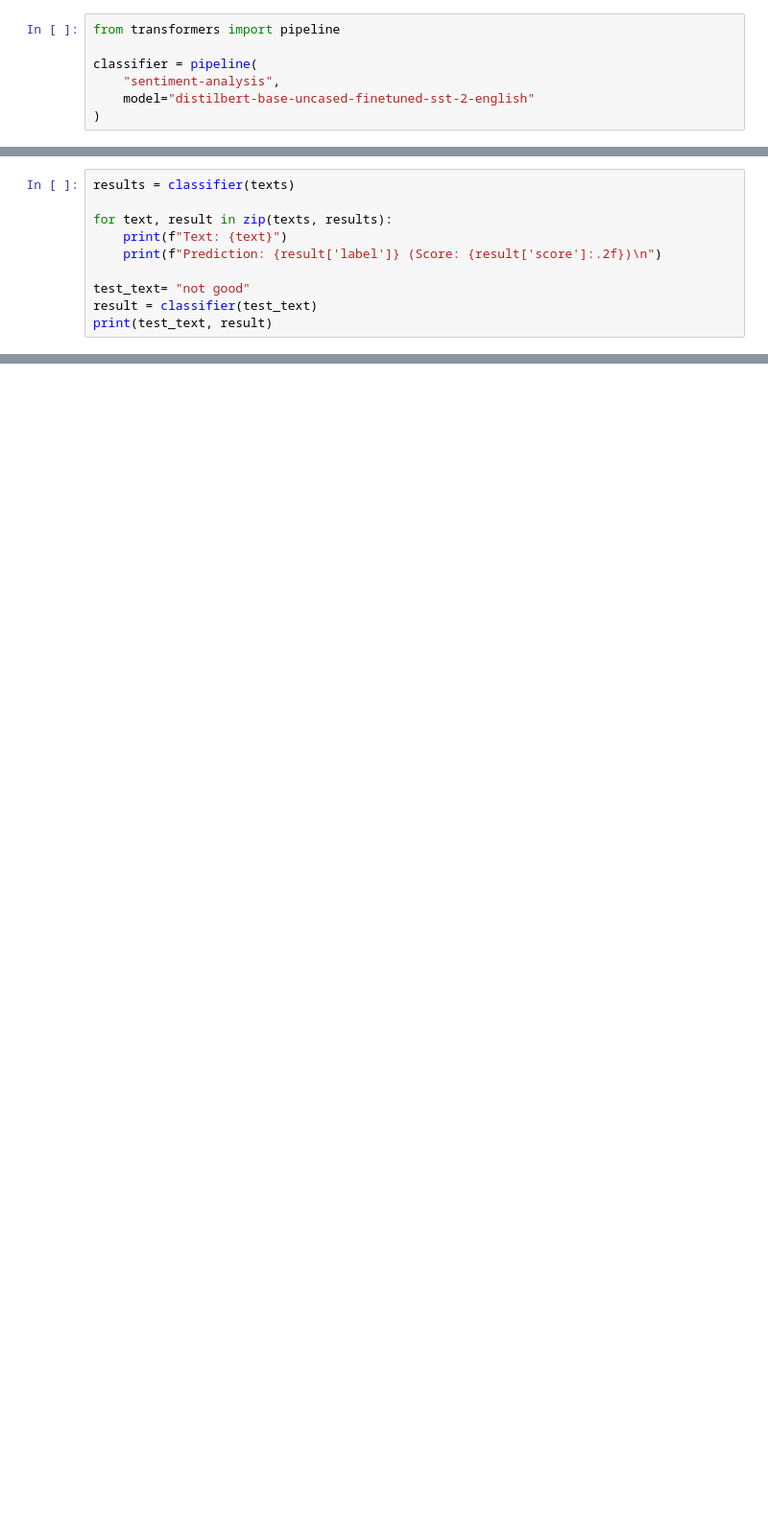
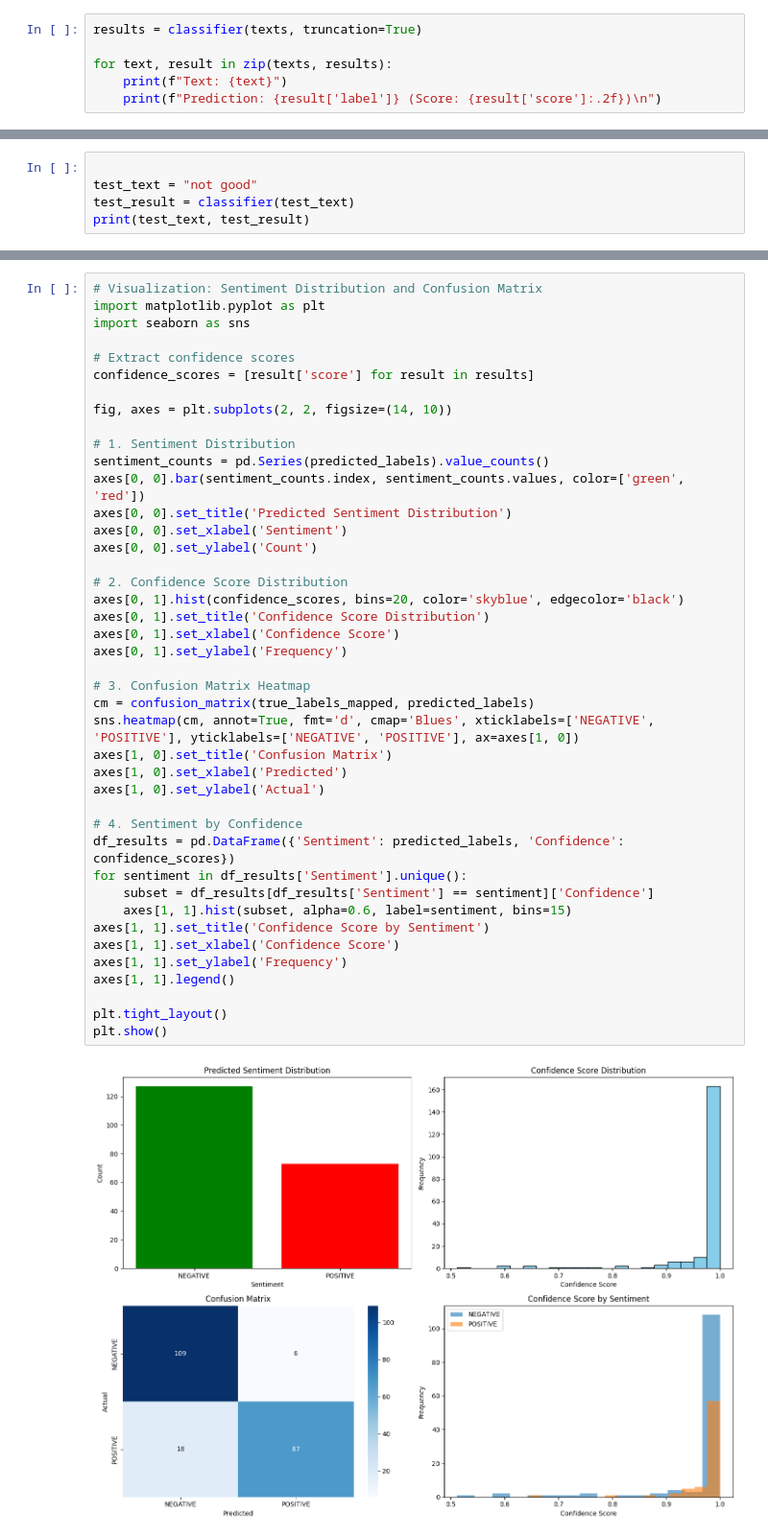
Before and after one commit to DHANYA-P-31/MachineLearning, a Jupyter notebook: SentimentAnalysis/huggingFace.ipynb, the cells around one changed output, grey strips where cells are left out. Shown at 96% size. Cells and saved outputs as stored; diff of their text form; blank space fills up the shorter version.

Commit message:
Sentiment Analysis Updated

```diff
--- a/SentimentAnalysis/huggingFace.ipynb
+++ b/SentimentAnalysis/huggingFace.ipynb
@@ -21,8 +34,7 @@ print(texts)
 # %%
-from transformers import pipeline
+results = classifier(texts, truncation=True)
 
-classifier = pipeline(
-    "sentiment-analysis",
-    model="distilbert-base-uncased-finetuned-sst-2-english"
-)
+for text, result in zip(texts, results):
+    print(f"Text: {text}")
+    print(f"Prediction: {result['label']} (Score: {result['score']:.2f})\n")
 # %% [output]
@@ -30,11 +58,6 @@ Device set to use cpu
 # %%
-results = classifier(texts)
 
-for text, result in zip(texts, results):
-    print(f"Text: {text}")
-    print(f"Prediction: {result['label']} (Score: {result['score']:.2f})\n")
-
-test_text= "not good"
-result = classifier(test_text)
-print(test_text, result)
+test_text = "not good"
+test_result = classifier(test_text)
+print(test_text, test_result)
 # %% [output]
@@ -57,0 +117,44 @@ not good [{'label': 'NEGATIVE', 'score': 0.9997889399528503}]
+# %%
+# Visualization: Sentiment Distribution and Confusion Matrix
+import matplotlib.pyplot as plt
+import seaborn as sns
+
+# Extract confidence scores
+confidence_scores = [result['score'] for result in results]
+
+fig, axes = plt.subplots(2, 2, figsize=(14, 10))
+
+# 1. Sentiment Distribution
+sentiment_counts = pd.Series(predicted_labels).value_counts()
+axes[0, 0].bar(sentiment_counts.index, sentiment_counts.values, color=['green', 'red'])
+axes[0, 0].set_title('Predicted Sentiment Distribution')
+axes[0, 0].set_xlabel('Sentiment')
+axes[0, 0].set_ylabel('Count')
+
+# 2. Confidence Score Distribution
+axes[0, 1].hist(confidence_scores, bins=20, color='skyblue', edgecolor='black')
+axes[0, 1].set_title('Confidence Score Distribution')
+axes[0, 1].set_xlabel('Confidence Score')
+axes[0, 1].set_ylabel('Frequency')
+
+# 3. Confusion Matrix Heatmap
+cm = confusion_matrix(true_labels_mapped, predicted_labels)
+sns.heatmap(cm, annot=True, fmt='d', cmap='Blues', xticklabels=['NEGATIVE', 'POSITIVE'], yticklabels=['NEGATIVE', 'POSITIVE'], ax=axes[1, 0])
+axes[1, 0].set_title('Confusion Matrix')
+axes[1, 0].set_xlabel('Predicted')
+axes[1, 0].set_ylabel('Actual')
+
+# 4. Sentiment by Confidence
+df_results = pd.DataFrame({'Sentiment': predicted_labels, 'Confidence': confidence_scores})
+for sentiment in df_results['Sentiment'].unique():
+    subset = df_results[df_results['Sentiment'] == sentiment]['Confidence']
+    axes[1, 1].hist(subset, alpha=0.6, label=sentiment, bins=15)
+axes[1, 1].set_title('Confidence Score by Sentiment')
+axes[1, 1].set_xlabel('Confidence Score')
+axes[1, 1].set_ylabel('Frequency')
+axes[1, 1].legend()
+
+plt.tight_layout()
+plt.show()
+# %% [output]
+[figure, added]
```
Also changed, not shown: parts of 5 cells of this notebook, 1 other file.
